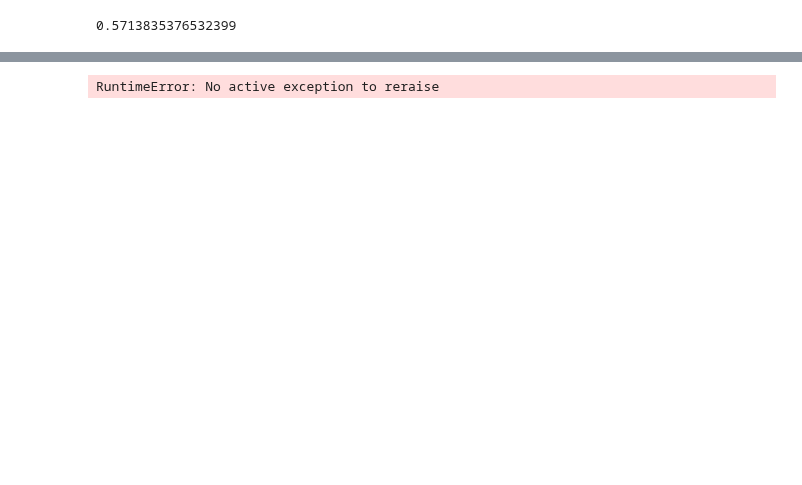
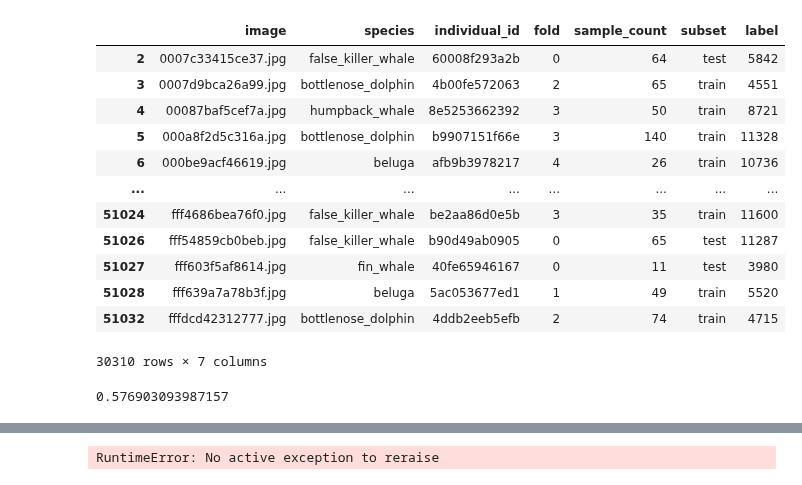
Before and after one commit to ptran1203/whale, a Jupyter notebook: submission.ipynb, the cells around one changed output, grey strips where cells are left out. Drawn from its saved outputs; the diff is of its cells as text; code cells hidden in the pictures; blank space fills up the shorter version.

```diff
--- a/submission.ipynb
+++ b/submission.ipynb
@@ -27,9 +29,28 @@ val_embs = l2norm(val_embs)
 # val_imgs = val_df.image.unique()
 # val_embs = {k: train_embs[k] for k in val_imgs}
-# %%
-from evaluate import compute_sim, evaluate
-
-score= evaluate(train_df, train_embs, val_embs)
-score
-# %% [output]
-0.5713835376532399
+# %%
+train_df[train_df.sample_count >= 5]
+# %% [output]
+|  | image | species | individual_id | fold | sample_count | subset | label |
+| 2 | 0007c33415ce37.jpg | false_killer_whale | 60008f293a2b | 0 | 64 | test | 5842 |
+| 3 | 0007d9bca26a99.jpg | bottlenose_dolphin | 4b00fe572063 | 2 | 65 | train | 4551 |
+| 4 | 00087baf5cef7a.jpg | humpback_whale | 8e5253662392 | 3 | 50 | train | 8721 |
+| 5 | 000a8f2d5c316a.jpg | bottlenose_dolphin | b9907151f66e | 3 | 140 | train | 11328 |
+| 6 | 000be9acf46619.jpg | beluga | afb9b3978217 | 4 | 26 | train | 10736 |
+| ... | ... | ... | ... | ... | ... | ... | ... |
+| 51024 | fff4686bea76f0.jpg | false_killer_whale | be2aa86d0e5b | 3 | 35 | train | 11600 |
+| 51026 | fff54859cb0beb.jpg | false_killer_whale | b90d49ab0905 | 0 | 65 | test | 11287 |
+| 51027 | fff603f5af8614.jpg | fin_whale | 40fe65946167 | 0 | 11 | test | 3980 |
+| 51028 | fff639a7a78b3f.jpg | beluga | 5ac053677ed1 | 1 | 49 | train | 5520 |
+| 51032 | fffdcd42312777.jpg | bottlenose_dolphin | 4ddb2eeb5efb | 2 | 74 | train | 4715 |
+30310 rows × 7 columns
+# %%
+from evaluate import compute_sim, evaluate, map_per_image
+
+score, val_sim_df = evaluate(train_df, train_embs, val_embs, func=compute_sim2)
+val_sim_df["gt"] = val_sim_df.image.map(val_map)
+val_sim_df["map"] = val_sim_df.apply(lambda row: map_per_image(row["gt"], row.predictions.split(" ")), axis=1)
+val_sim_df = val_sim_df.sort_values("map")
+score
+# %% [output]
+0.576903093987157
```
Also changed, not shown: parts of 5 cells of this notebook, 2 other files.
